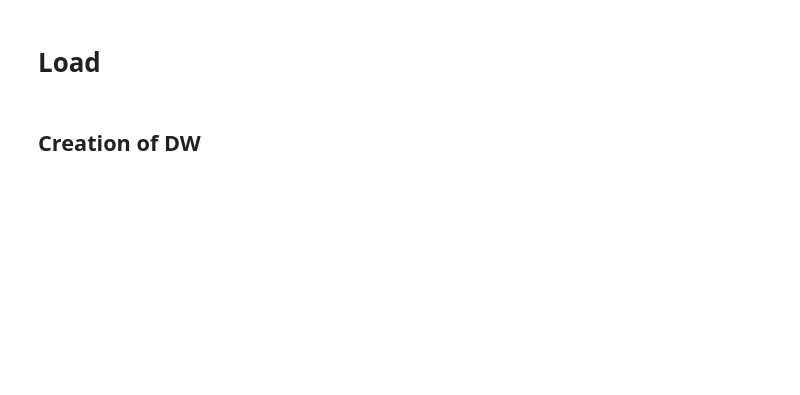
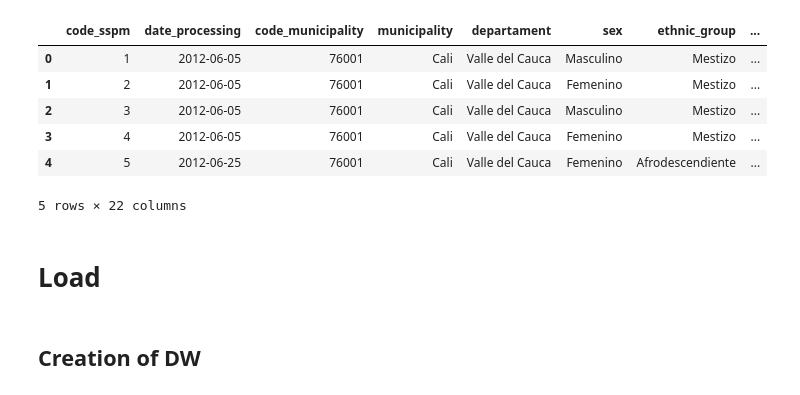
Before and after one commit to vamphook972/armed-conflict-ETL-project, a Jupyter notebook: notebooks/load_visualization.ipynb, the cells around one changed output. Saved outputs shown, nothing was run; the diff lists cells and outputs as text; code cells hidden in the pictures; blank space fills up the shorter version.

Commit message:
load final transformation data, and run some visualization

```diff
--- a/notebooks/load_visualization.ipynb
+++ b/notebooks/load_visualization.ipynb
@@ -6,12 +6,20 @@ import matplotlib.pyplot as plt
 import seaborn as sns
 import numpy as np
 # %%
-ruta_base = "../data/processed"
+ruta_base = "../data/processed/"
 # load data
-df_transformed = pd.read_csv(ruta_base + "/data-population-victims-of-armed-conflict.csv")
+df_transformed = pd.read_csv(ruta_base + "data-population-victims-of-armed-conflict.csv")
 
 # Analize df
 df_transformed.head(5)
+# %% [output]
+|  | code_sspm | date_processing | code_municipality | municipality | departament | sex | ethnic_group | ... |
+| 0 | 1 | 2012-06-05 | 76001 | Cali | Valle del Cauca | Masculino | Mestizo | ... |
+| 1 | 2 | 2012-06-05 | 76001 | Cali | Valle del Cauca | Femenino | Mestizo | ... |
+| 2 | 3 | 2012-06-05 | 76001 | Cali | Valle del Cauca | Masculino | Mestizo | ... |
+| 3 | 4 | 2012-06-05 | 76001 | Cali | Valle del Cauca | Femenino | Mestizo | ... |
+| 4 | 5 | 2012-06-25 | 76001 | Cali | Valle del Cauca | Femenino | Afrodescendiente | ... |
+5 rows × 22 columns
 # %% [markdown]
 # Load
 # %% [markdown]
```
Also changed, not shown: parts of 17 cells of this notebook, 3 other files.
